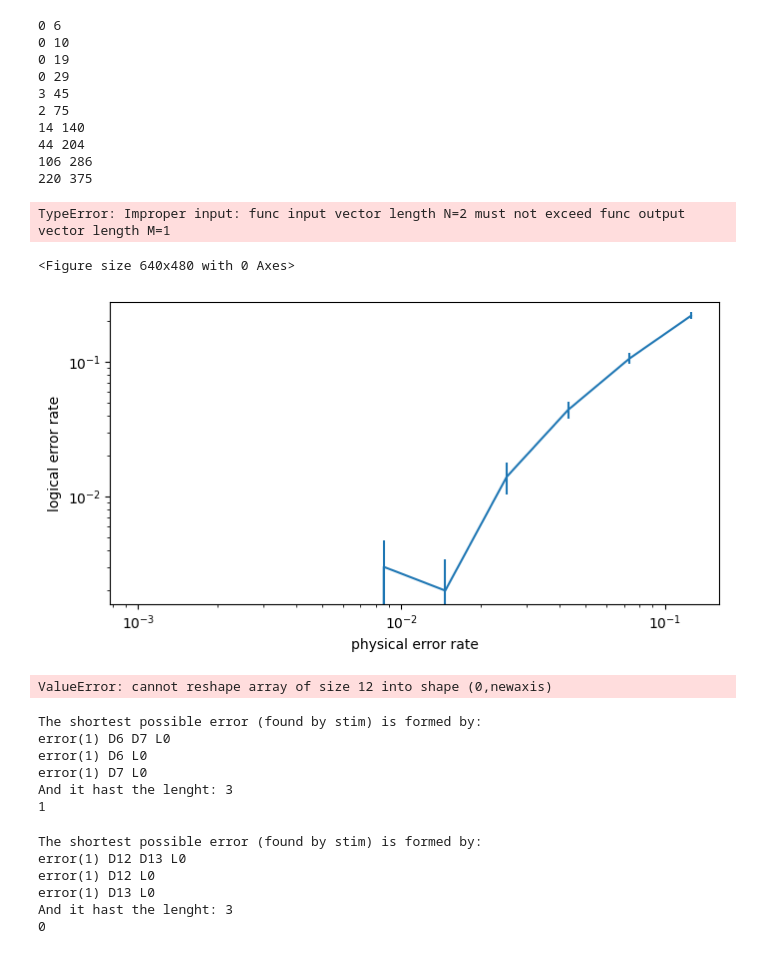
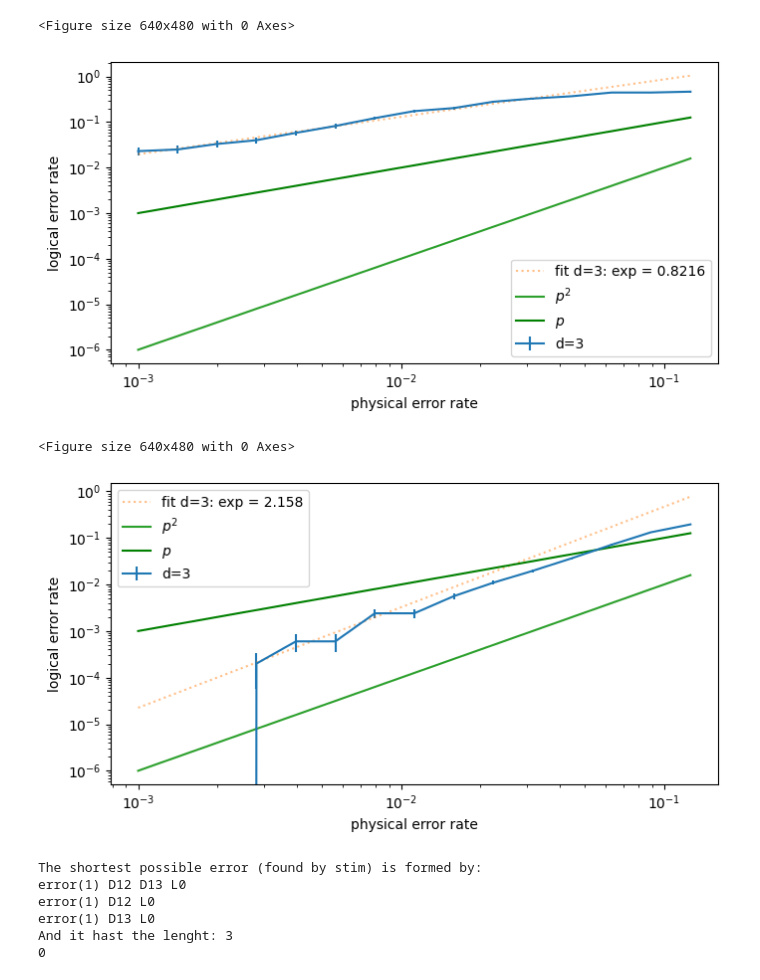
Before and after one commit to leonardlux/MasterArbeit, a Jupyter notebook: code/new_start/testing.ipynb, the cells around one changed output. Saved outputs shown, nothing was run; the diff lists cells and outputs as text; code cells hidden in the pictures.

Commit message:
implemented seperated MWPM decoder

```diff
--- a/code/new_start/testing.ipynb
+++ b/code/new_start/testing.ipynb
@@ -8,67 +8,70 @@ from tools.analysis import count_logical_errors_using_MWPM, count_logical_errors
 from tools.helper import save_circuit_diagram
 from tools.error_propagation import correlated_unified_channel
+# %%
+distances = [3,]
+noise_set = np.logspace(-3,-0.9, num=15)
+num_shots = 1000
+
+steane_circuits = [generate_surface_code_circuit(d) for d in distances]
+
+# count_logical_func = gen_error_model_count_logical_error_MWPM("circ_lvl")
+count_logical_func = count_logical_errors_using_ML
+
+plot_diff_noise_level(
+    steane_circuits,
+    construct_circuit_noise_model,
+    filename="basic_test_ML",
+    count_log_error_fct=count_logical_func,
+    distances= distances ,
+    noise_set= noise_set,
+    num_shots= num_shots,
+    fit_slopes = True,
+    reference_lines = True,
+)
+# %% [output]
+<Figure size 640x480 with 0 Axes>
+[figure, added]
 # %%
 distances = [3,]
-noise_set = np.logspace(-3,-0.9, num=10)
-num_shots = 10_000
+noise_set = np.logspace(-3,-0.9, num=15)
+num_shots = 100_000
 
 steane_circuits = [generate_steane_circuit(d) for d in distances]
 
-save_circuit_diagram(steane_circuits[0],"ml_test_circ.svg")
+# count_logical_func = gen_error_model_count_logical_error_MWPM("circ_lvl")
+# gen_noise_model_func = construct_circuit_noise_model
+
+count_logical_func = gen_error_model_count_logical_error_MWPM("basic")
+gen_noise_model_func = construct_basic_noise_model
 
 plot_diff_noise_level(
     steane_circuits,
-    construct_bit_flip_model,
+    gen_noise_model_func,
     filename="basic_test_ML",
-    count_log_error_fct=count_logical_errors_using_MWPM,
+    count_log_error_fct=count_logical_func,
     distances= distances ,
     noise_set= noise_set,
     num_shots= num_shots,
     fit_slopes = True,
     reference_lines = True,
 )
 # %% [output]
-0 6
-0 10
-0 19
-0 29
-3 45
-2 75
-14 140
-44 204
-106 286
-220 375
+<Figure size 640x480 with 0 Axes>
-TypeError: Improper input: func input vector length N=2 must not exceed func output vector length M=1
-<Figure size 640x480 with 0 Axes>
-[figure, old version]
+[figure, new version]
 # %%
 distance = 3
 # First test the noiselesss generation of steane circuits
-circuit = generate_steane_circuit(distance)
+circuit = generate_surface_code_circuit(distance)
 
 save_circuit_diagram(circuit,"testing.svg")
-
-print(count_logical_errors_using_MWPM(circuit,10))
-# %% [output]
-ValueError: cannot reshape array of size 12 into shape (0,newaxis)
 # %%
 # Basic noise model
-distance = 3
+distance = 5
 noise_level = 0.01
 num_shots = 100
-circuit  = generate_steane_circuit(distance)
-noisy_circ = add_noise(circuit, construct_basic_noise_model(noise_level))
+noisy_circ = add_noise(circuit, construct_bit_flip_model(noise_level))
 
 save_circuit_diagram(noisy_circ,"noisy_test.svg")
-
-print(count_logical_errors_using_MWPM(noisy_circ, num_shots, shortest_error=True))
-# %% [output]
-The shortest possible error (found by stim) is formed by:
-error(1) D6 D7 L0
-error(1) D6 L0
-error(1) D7 L0
-And it hast the lenght: 3
-1
 # %%
 # Circuit noise model
 distance = 3
```
Also changed, not shown: parts of 1 cell of this notebook, 7 other files.
